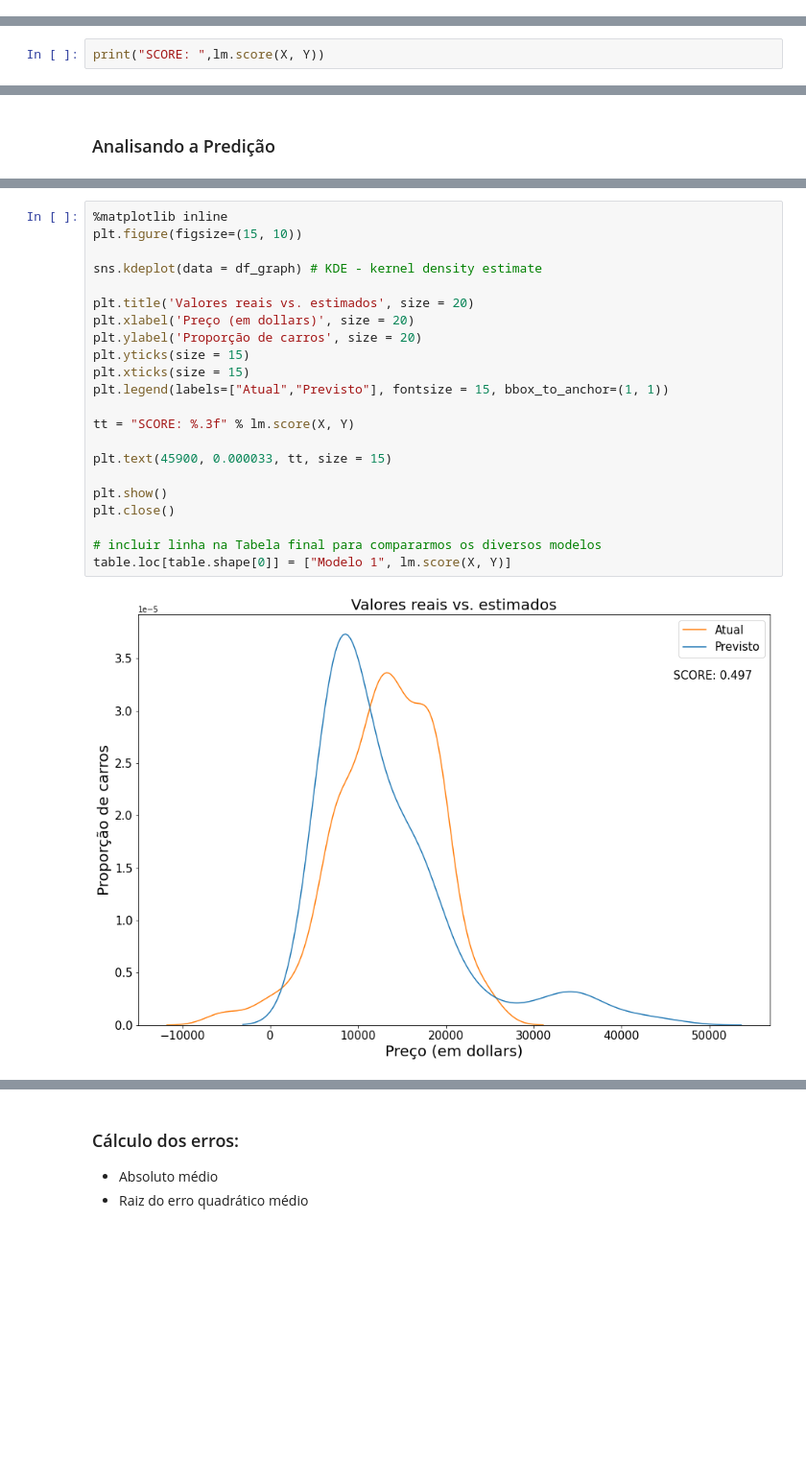
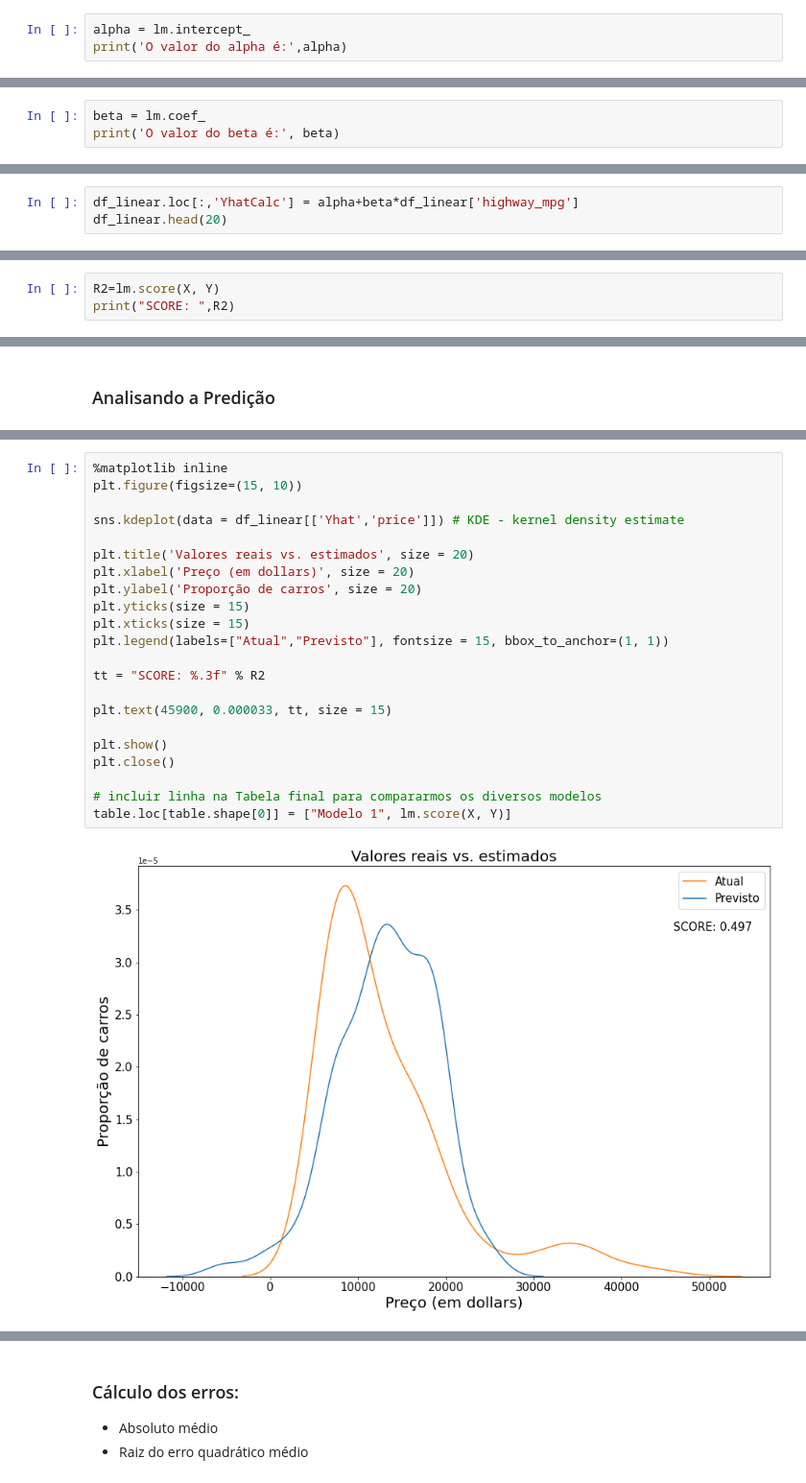
Before and after one commit to EduPekUfpr/PPGOLD7037, a Jupyter notebook: 03-DS_PPGOLD_RegressaoLinear/DS_PPGOLD_Aula03_RegressaoLinear.ipynb, the cells around one changed output, grey strips where cells are left out. Shown at 96% size. Saved outputs shown, nothing was run; the diff lists cells and outputs as text; blank space fills up the shorter version.

```diff
--- a/03-DS_PPGOLD_RegressaoLinear/DS_PPGOLD_Aula03_RegressaoLinear.ipynb
+++ b/03-DS_PPGOLD_RegressaoLinear/DS_PPGOLD_Aula03_RegressaoLinear.ipynb
@@ -129,0 +197,3 @@ lm.intercept_
+# %%
+alpha = lm.intercept_
+print('O valor do alpha é:',alpha)
@@ -135,0 +204,3 @@ array([-821.73337832])
+# %%
+beta = lm.coef_
+print('O valor do beta é:', beta)
@@ -135,0 +211,3 @@ array([-821.73337832])
+# %%
+df_linear.loc[:,'YhatCalc'] = alpha+beta*df_linear['highway_mpg']
+df_linear.head(20)
@@ -142,7 +238,8 @@ array([-821.73337832])
 * R2 = 0
     * As variáveis de Y são puramente aleatórias e a inclusão da variável X no modelo não trará informação alguma sobre as variações de Y.
 # %%
-print("SCORE: ",lm.score(X, Y))
+R2=lm.score(X, Y)
+print("SCORE: ",R2)
 # %% [output]
 SCORE:  0.4965911884339176
 # %% [markdown]
@@ -192,27 +272,27 @@ Index(['Actual Value', 'Fitted Value'], dtype='object')
 # %%
 %matplotlib inline
 plt.figure(figsize=(15, 10))
 
-sns.kdeplot(data = df_graph) # KDE - kernel density estimate
+sns.kdeplot(data = df_linear[['Yhat','price']]) # KDE - kernel density estimate
 
 plt.title('Valores reais vs. estimados', size = 20)
 plt.xlabel('Preço (em dollars)', size = 20)
 plt.ylabel('Proporção de carros', size = 20)
 plt.yticks(size = 15)
 plt.xticks(size = 15)
 plt.legend(labels=["Atual","Previsto"], fontsize = 15, bbox_to_anchor=(1, 1))
 
-tt = "SCORE: %.3f" % lm.score(X, Y)
+tt = "SCORE: %.3f" % R2
 
 plt.text(45900, 0.000033, tt, size = 15)
 
 plt.show()
 plt.close()
 
 # incluir linha na Tabela final para compararmos os diversos modelos
 table.loc[table.shape[0]] = ["Modelo 1", lm.score(X, Y)]
 # %% [output]
-[figure, old version]
+[figure, new version]
 # %%
 %matplotlib inline
 plt.figure(figsize=(15, 10))
```
Also changed, not shown: parts of 101 cells of this notebook, 6 other files.
